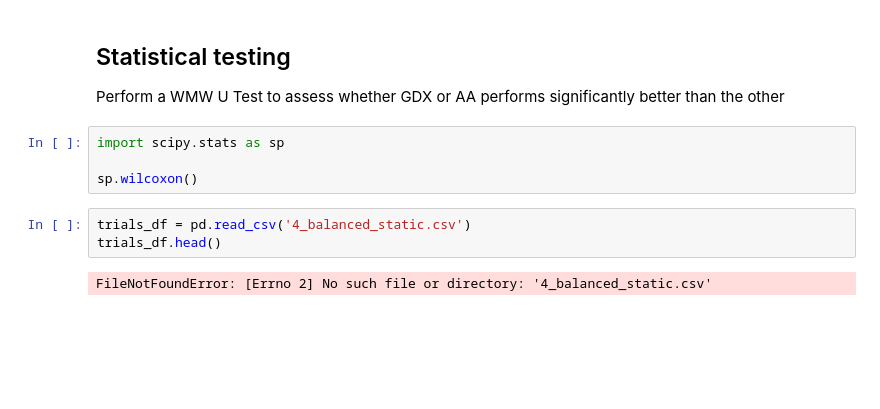
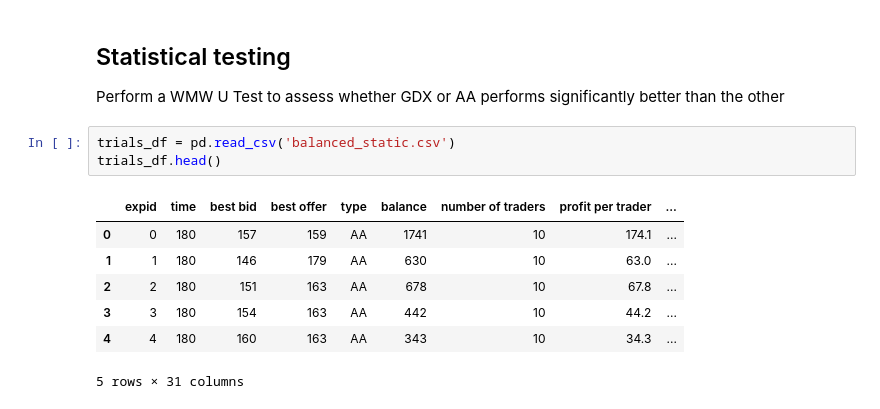
Before and after one commit to janderson3435/CA3-Experiment-Design-and-Hypothesis-Testing, a Jupyter notebook: CA3-Notebook-JA.ipynb, the cells around one changed output. Cells and saved outputs as stored; diff of their text form; blank space fills up the shorter version.

Commit message:
first stat test done

```diff
--- a/CA3-Notebook-JA.ipynb
+++ b/CA3-Notebook-JA.ipynb
@@ -257,12 +257,14 @@ trial0100;
 ## Statistical testing
 
 Perform a WMW U Test to assess whether GDX or AA performs significantly better than the other
-# %%
-import scipy.stats as sp
-
-sp.wilcoxon()
 # %%
-trials_df = pd.read_csv('4_balanced_static.csv')
+trials_df = pd.read_csv('balanced_static.csv')
 trials_df.head()
 # %% [output]
+|  | expid | time | best bid | best offer | type | balance | number of traders | profit per trader | ... |
+| 0 | 0 | 180 | 157 | 159 | AA | 1741 | 10 | 174.1 | ... |
+| 1 | 1 | 180 | 146 | 179 | AA | 630 | 10 | 63.0 | ... |
+| 2 | 2 | 180 | 151 | 163 | AA | 678 | 10 | 67.8 | ... |
+| 3 | 3 | 180 | 154 | 163 | AA | 442 | 10 | 44.2 | ... |
+| 4 | 4 | 180 | 160 | 163 | AA | 343 | 10 | 34.3 | ... |
-FileNotFoundError: [Errno 2] No such file or directory: '4_balanced_static.csv'
+5 rows × 31 columns
```
Also changed, not shown: parts of 8 cells of this notebook, 3 other files.
